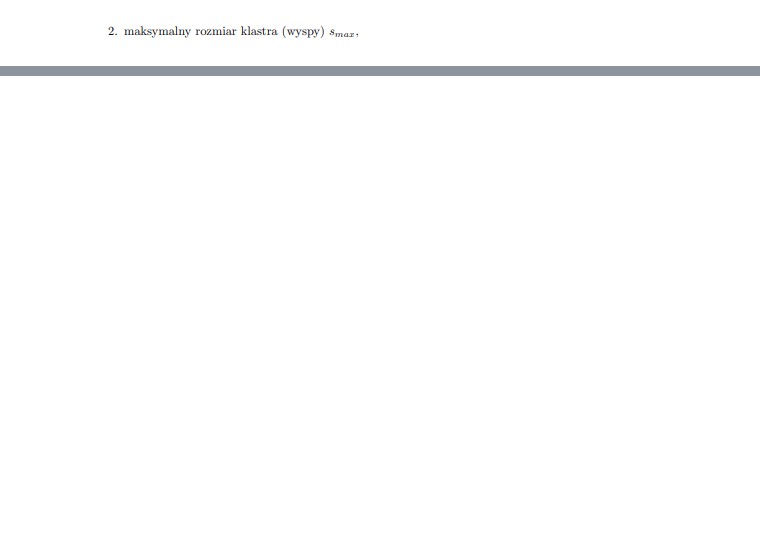
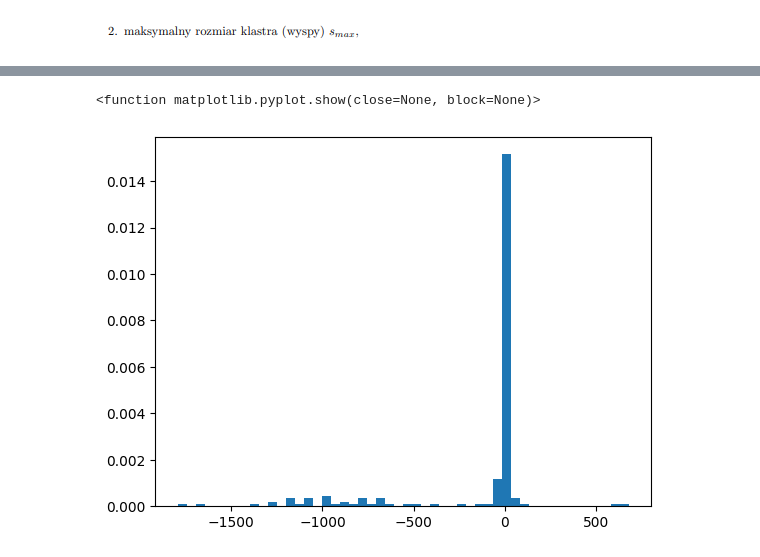
Before and after one commit to rafglo/Fizyka-ukladow-zlozonych, a Jupyter notebook: model_prekolacji.ipynb, the cells around one changed output, grey strips where cells are left out. Drawn from its saved outputs; the diff is of its cells as text; code cells hidden in the pictures; blank space fills up the shorter version.

```diff
--- a/model_prekolacji.ipynb
+++ b/model_prekolacji.ipynb
@@ -100,29 +91,36 @@ def cluster(L, p):
                     if k == change[0]:
                         k = change[1]
                         M_k[change[0] -2] = M_k[change[1]-2]
-            if i - 1 >= 0 or j - 1 >= 0:
-                left = net[i, j - 1]
-                top = net[i-1, j]
+            if i > 0 or j > 0:
+                if i > 0:
+                    left = net[i, j - 1]
+                else:
+                    left = 0
+                if j > 0:
+                    top = net[i-1, j]
+                else:
+                    top = 0
                 if left == 0 and top == 0:
                     k += 1
                     net[i,j] = k
                     M_k.append(1)
                 elif 2 <= left <= k and top == 0:
-                    M_k[left - 2] += 1
+                    M_k[int(left) - 2] += 1
                     net[i,j] = left
                 elif 2 <= top <= k and left == 0:
-                    M_k[top - 2] += 1
+                    M_k[int(top) - 2] += 1
                     net[i,j] = top
                 elif 2 <= left <= k and 2 <= top <= k:
                     if left != top:
                         net[i,j] = left
-                        M_k[left - 2] += (M_k[top - 2] + 1)
-                        M_k[top - 2] *= -1
-                        changed_clusters.append([top, left])
+                        M_k[int(left) - 2] += (M_k[int(top) - 2] + 1)
+                        M_k[int(top) - 2] *= -1
+                        changed_clusters.append([int(top), int(left)])
                     if left == top:
                         net[i,j] = left
-                        M_k[left - 2] += 1
+                        M_k[int(left) - 2] += 1
             else:
                 k += 1
                 net[i,j] = k
                 M_k[k-2] += 1
+    return M_k
@@ -128,0 +131,8 @@ def cluster(L, p):
+# %%
+import matplotlib.pyplot as plt
+samples = cluster(100, 0.6)
+plt.hist(samples, density=True, bins = 50)
+plt.show
+# %% [output]
+<function matplotlib.pyplot.show(close=None, block=None)>
+[figure, added]
```
Also changed, not shown: parts of 8 cells of this notebook, 2 other files.
